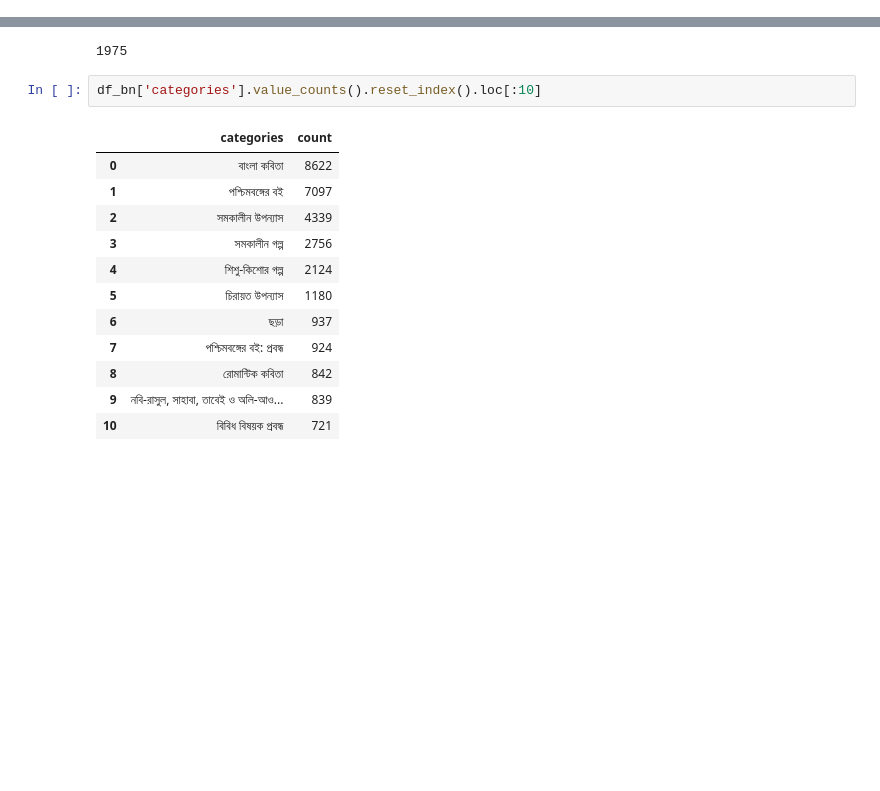
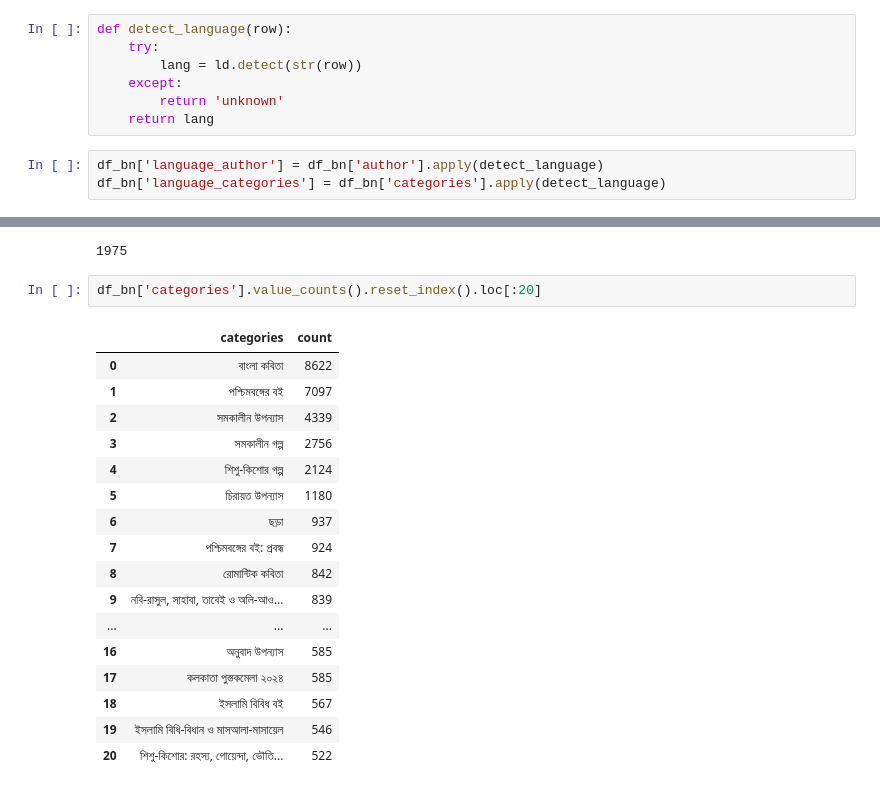
Before and after one commit to Tasfiq-K/recommendation_system_rokomari_books, a Jupyter notebook: preprocessing_bn_books.ipynb, the cells around one changed output, grey strips where cells are left out. Saved outputs shown, nothing was run; the diff lists cells and outputs as text; blank space fills up the shorter version.

Commit message:
added language columns based on author names and categories

```diff
--- a/preprocessing_bn_books.ipynb
+++ b/preprocessing_bn_books.ipynb
@@ -37,3 +53,13 @@ df_bn.head(5)
 | 2 | মতি নন্দী | পশ্চিমবঙ্গের বই: সমকালীন উপন্যাস | No ISBN | No Ratings | No Reviews | 250 | No image | ভালো বই (ইন্ডিয়া) | 0.0 | ... |
 | 3 | উৎপলকুমার বসু | পশ্চিমবঙ্গের বই: বাংলা কবিতা | No ISBN | No Ratings | No Reviews | 300 | No image | ভালো বই (ইন্ডিয়া) | 0.0 | ... |
 | 4 | দিলরুবা হাসান | বয়স যখন ৪-৮: শিক্ষামূলক | No ISBN | No Ratings | No Reviews | 129 | No image | বৃত্তকলা একাডেমি | 0.0 | ... |
+# %%
+def detect_language(row):
+    try:
+        lang = ld.detect(str(row))
+    except:
+        return 'unknown'
+    return lang
+# %%
+df_bn['language_author'] = df_bn['author'].apply(detect_language)
+df_bn['language_categories'] = df_bn['categories'].apply(detect_language)
@@ -67,17 +210,22 @@ df_bn['categories'].nunique()
 # %% [output]
 1975
 # %%
-df_bn['categories'].value_counts().reset_index().loc[:10]
+df_bn['categories'].value_counts().reset_index().loc[:20]
 # %% [output]
 |  | categories | count |
 | 0 | বাংলা কবিতা | 8622 |
 | 1 | পশ্চিমবঙ্গের বই | 7097 |
 | 2 | সমকালীন উপন্যাস | 4339 |
 | 3 | সমকালীন গল্প | 2756 |
 | 4 | শিশু-কিশোর গল্প | 2124 |
 | 5 | চিরায়ত উপন্যাস | 1180 |
 | 6 | ছড়া | 937 |
 | 7 | পশ্চিমবঙ্গের বই: প্রবন্ধ | 924 |
 | 8 | রোমান্টিক কবিতা | 842 |
 | 9 | নবি-রাসুল, সাহাবা, তাবেই ও অলি-আও... | 839 |
-| 10 | বিবিধ বিষয়ক প্রবন্ধ | 721 |
+| ... | ... | ... |
+| 16 | অনুবাদ উপন্যাস | 585 |
+| 17 | কলকাতা পুস্তকমেলা ২০২৪ | 585 |
+| 18 | ইসলামি বিবিধ বই | 567 |
+| 19 | ইসলামি বিধি-বিধান ও মাসআলা-মাসায়েল | 546 |
+| 20 | শিশু-কিশোর: রহস্য, গোয়েন্দা, ভৌতি... | 522 |
```
Also changed, not shown: parts of 13 cells of this notebook.
